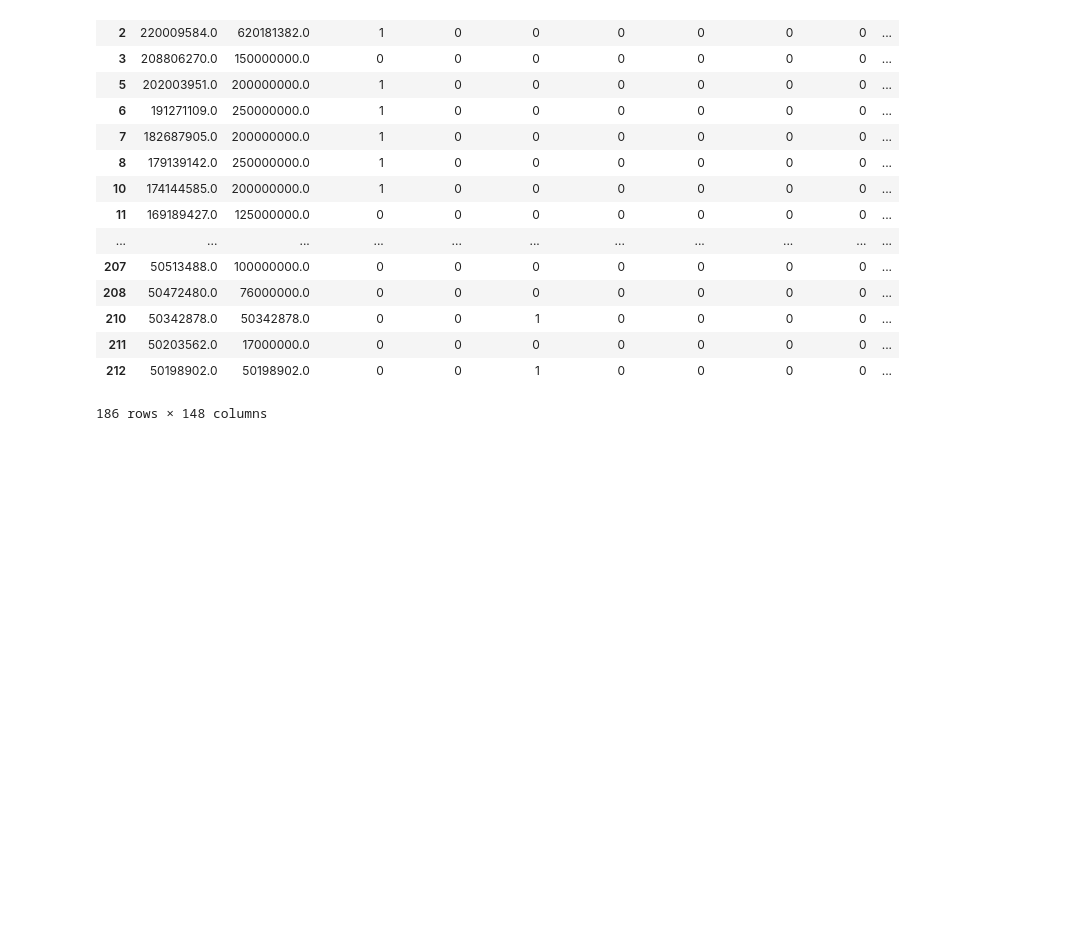
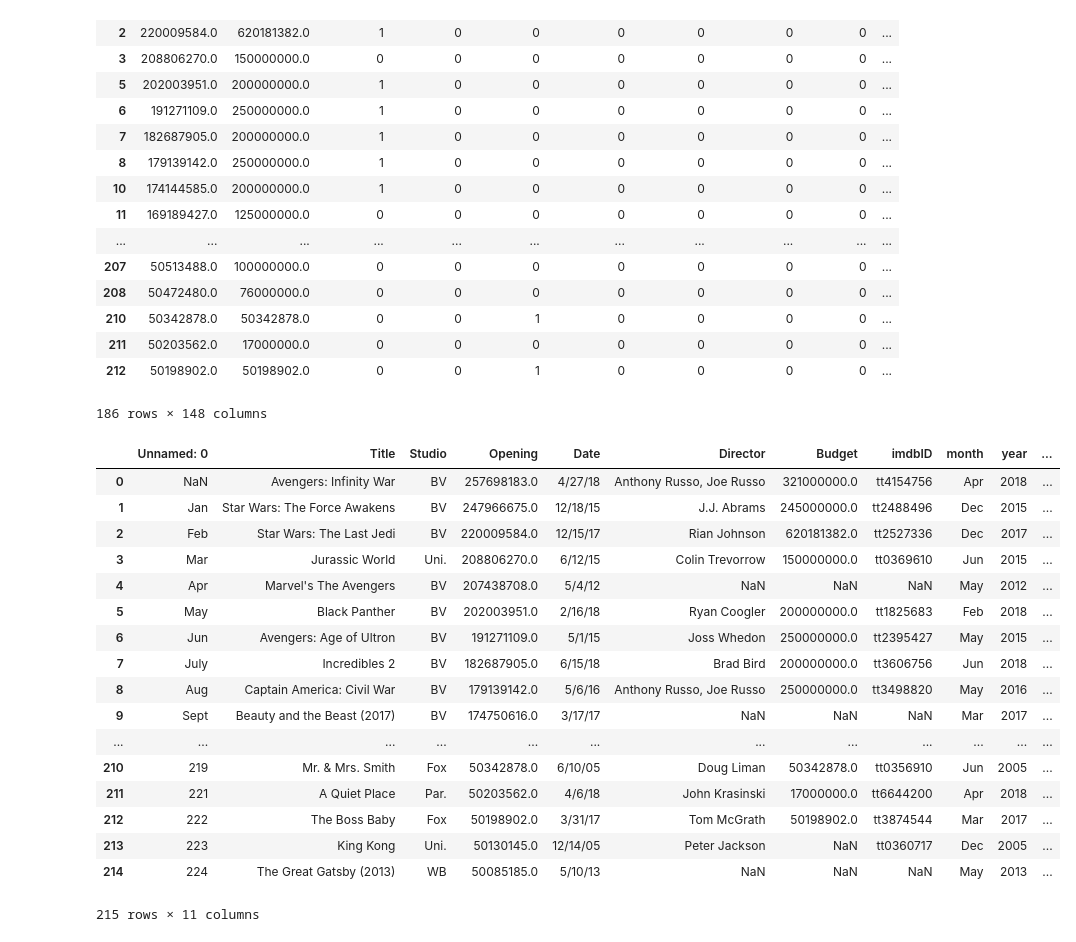
Before and after one commit to ddrossi93/Opening-Box-Office-Predictor, a Jupyter notebook: tester.ipynb, the cells around one changed output. Cells and saved outputs as stored; diff of their text form; code cells hidden in the pictures; blank space fills up the shorter version.

Commit message:
added ticket prices

```diff
--- a/tester.ipynb
+++ b/tester.ipynb
@@ -268,0 +269,32 @@ dummy_df.to_csv('cleaned_data.csv')
+# %%
+tickets = pd.read_csv('ticket_prices.csv')
+# %%
+box_office_model = pd.read_csv('box_office_data.csv')
+# %%
+box_office_model['ticket_price'] = ''
+# %%
+for index, row in box_office_model.iterrows():
+    for i, r in tickets.iterrows():
+        if row['year'] == r['Year']:
+            box_office_model.set_value(index, 'ticket_price', r['Price'])
+# %%
+box_office_model
+# %% [output]
+|  | Unnamed: 0 | Title | Studio | Opening | Date | Director | Budget | imdbID | month | year | ... |
+| 0 | NaN | Avengers: Infinity War | BV | 257698183.0 | 4/27/18 | Anthony Russo, Joe Russo | 321000000.0 | tt4154756 | Apr | 2018 | ... |
+| 1 | Jan | Star Wars: The Force Awakens | BV | 247966675.0 | 12/18/15 | J.J. Abrams | 245000000.0 | tt2488496 | Dec | 2015 | ... |
+| 2 | Feb | Star Wars: The Last Jedi | BV | 220009584.0 | 12/15/17 | Rian Johnson | 620181382.0 | tt2527336 | Dec | 2017 | ... |
+| 3 | Mar | Jurassic World | Uni. | 208806270.0 | 6/12/15 | Colin Trevorrow | 150000000.0 | tt0369610 | Jun | 2015 | ... |
+| 4 | Apr | Marvel's The Avengers | BV | 207438708.0 | 5/4/12 | NaN | NaN | NaN | May | 2012 | ... |
+| 5 | May | Black Panther | BV | 202003951.0 | 2/16/18 | Ryan Coogler | 200000000.0 | tt1825683 | Feb | 2018 | ... |
+| 6 | Jun | Avengers: Age of Ultron | BV | 191271109.0 | 5/1/15 | Joss Whedon | 250000000.0 | tt2395427 | May | 2015 | ... |
+| 7 | July | Incredibles 2 | BV | 182687905.0 | 6/15/18 | Brad Bird | 200000000.0 | tt3606756 | Jun | 2018 | ... |
+| 8 | Aug | Captain America: Civil War | BV | 179139142.0 | 5/6/16 | Anthony Russo, Joe Russo | 250000000.0 | tt3498820 | May | 2016 | ... |
+| 9 | Sept | Beauty and the Beast (2017) | BV | 174750616.0 | 3/17/17 | NaN | NaN | NaN | Mar | 2017 | ... |
+| ... | ... | ... | ... | ... | ... | ... | ... | ... | ... | ... | ... |
+| 210 | 219 | Mr. & Mrs. Smith | Fox | 50342878.0 | 6/10/05 | Doug Liman | 50342878.0 | tt0356910 | Jun | 2005 | ... |
+| 211 | 221 | A Quiet Place | Par. | 50203562.0 | 4/6/18 | John Krasinski | 17000000.0 | tt6644200 | Apr | 2018 | ... |
+| 212 | 222 | The Boss Baby | Fox | 50198902.0 | 3/31/17 | Tom McGrath | 50198902.0 | tt3874544 | Mar | 2017 | ... |
+| 213 | 223 | King Kong | Uni. | 50130145.0 | 12/14/05 | Peter Jackson | NaN | tt0360717 | Dec | 2005 | ... |
+| 214 | 224 | The Great Gatsby (2013) | WB | 50085185.0 | 5/10/13 | NaN | NaN | NaN | May | 2013 | ... |
+215 rows × 11 columns
```
Also changed, not shown: parts of 1 cell of this notebook, 2 other files.
